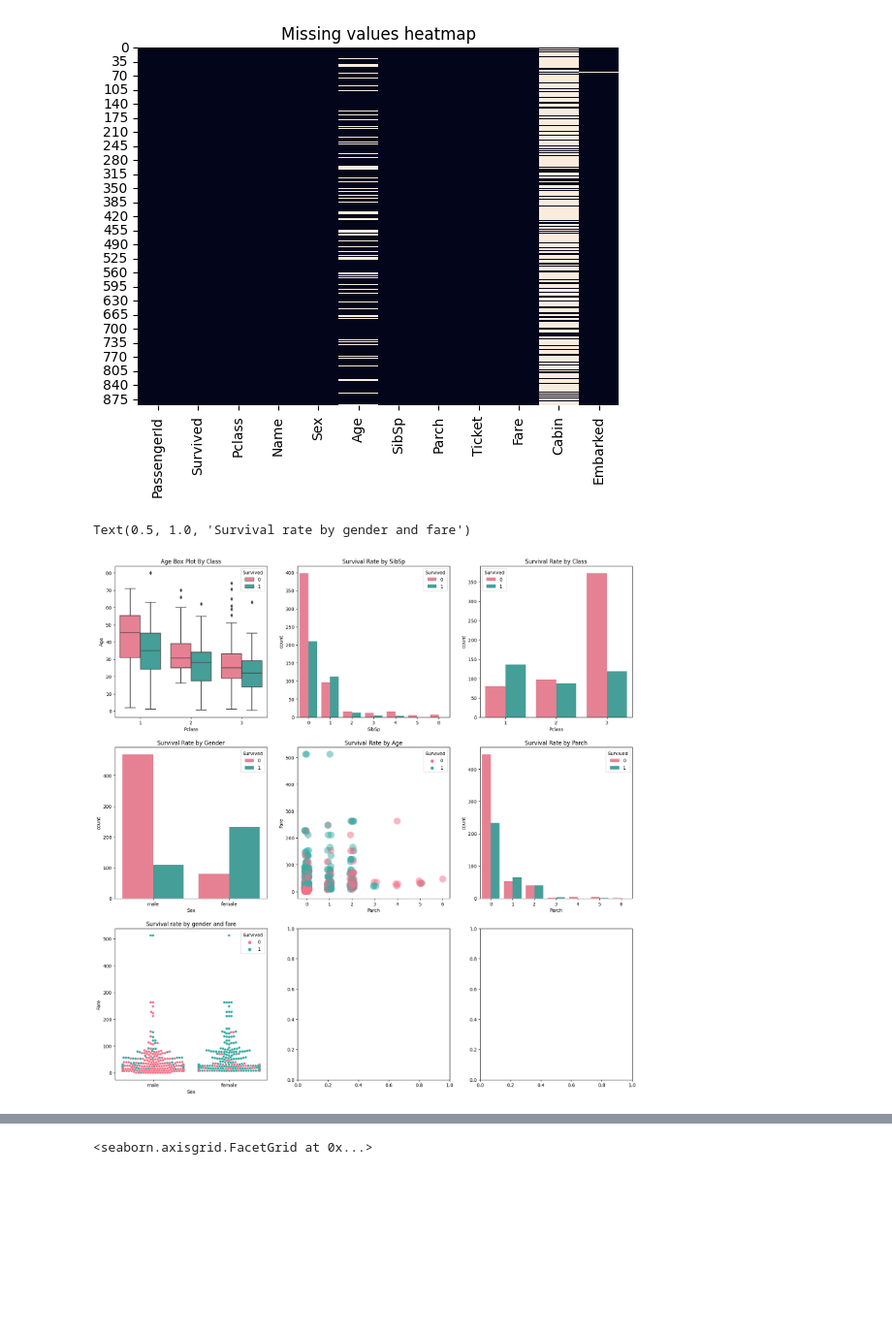
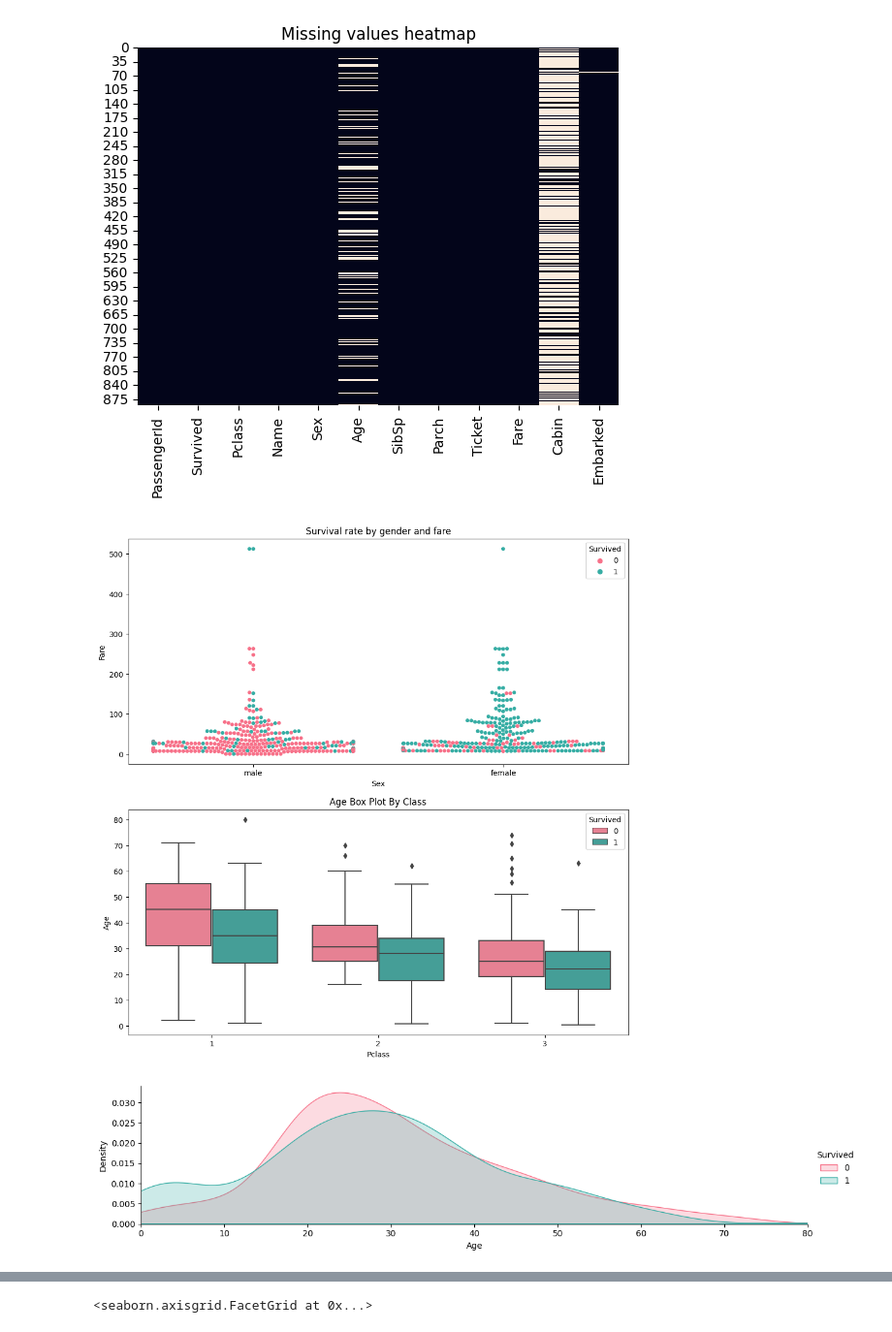
Before and after one commit to emkhv/Titanic_dataset_exploration, a Jupyter notebook: Titanic dataset exploration.ipynb, the cells around one changed output, grey strips where cells are left out. Shown: that part at 97% size. Drawn from its saved outputs; the diff is of its cells as text; code cells hidden in the pictures; blank space fills up the shorter version.

```diff
--- a/Titanic dataset exploration.ipynb
+++ b/Titanic dataset exploration.ipynb
@@ -123,23 +99,23 @@ sns.heatmap(train.isnull(), cbar = False).set_title("Missing values heatmap")
 Text(0.5, 1.0, 'Missing values heatmap')
 [figure]
 # %%
-f,ax=plt.subplots(3,3, figsize=(20, 20))
-sns.boxplot(x='Pclass',y='Age', hue='Survived', data=train,ax=ax[0,0],palette='husl') # count how are the classes spread across the ages
-ax[0,0].set_title('Age Box Plot By Class')
-sns.countplot(x='SibSp',hue='Survived',data=train,ax=ax[0,1],palette='husl') # counts how many siblings a person had and how many of them survived
-ax[0,1].set_title('Survival Rate by SibSp')
 
-sns.countplot(x='Pclass',hue='Survived',data=train,ax=ax[0,2],palette='husl') # the ratio of survived in each class
-ax[0,2].set_title('Survival Rate by Class')
-sns.countplot(x='Sex',hue='Survived',data=train,ax=ax[1,0],palette='husl') # the ratio of survived in each gender
-ax[1,0].set_title('Survival Rate by Gender')
-sns.stripplot(x='Parch',y='Fare',hue='Survived',data=train,ax=ax[1,1],native_scale=True, s=15,edgecolor='none', alpha=.5,palette='husl') # Two graphs showing the ration of age distribution of survived/not survived
-ax[1,1].set_title('Survival Rate by Age')
-sns.countplot(x='Parch',hue='Survived',data=train,ax=ax[1,2],palette='husl') # the survival rate by family members
-ax[1,2].set_title('Survival Rate by Parch')
+f, ax = plt.subplots(2, figsize=(12, 12))
 
-sns.swarmplot(x='Sex', y='Fare', hue='Survived', data=train, ax=ax[2,0], palette='husl')
-ax[2,0].set_title('Survival rate by gender and fare')
+sns.boxplot(x='Pclass', y='Age', hue='Survived', data=train, ax=ax[1], palette='husl')
+ax[1].set_title('Age Box Plot By Class')
+
+sns.swarmplot(x='Sex', y='Fare', hue='Survived', data=train, ax=ax[0], palette='husl')
+ax[0].set_title('Survival rate by gender and fare')
+
+
+facet = sns.FacetGrid(train,hue='Survived', aspect=4, palette='husl')
+facet.map(sns.kdeplot, 'Age', shade=True)
+facet.set(xlim=(0, train['Age'].max()))
+facet.add_legend()  # Assigning the facet to the second row of the existing figure
+
+facet.set_axis_labels('Age', 'Density')  # Set axis labels
+plt.show()
 # %% [output]
-Text(0.5, 1.0, 'Survival rate by gender and fare')
-[figure, old version]
+[figure, new version]
+[figure, added]
```
Also changed, not shown: parts of 22 cells of this notebook.
